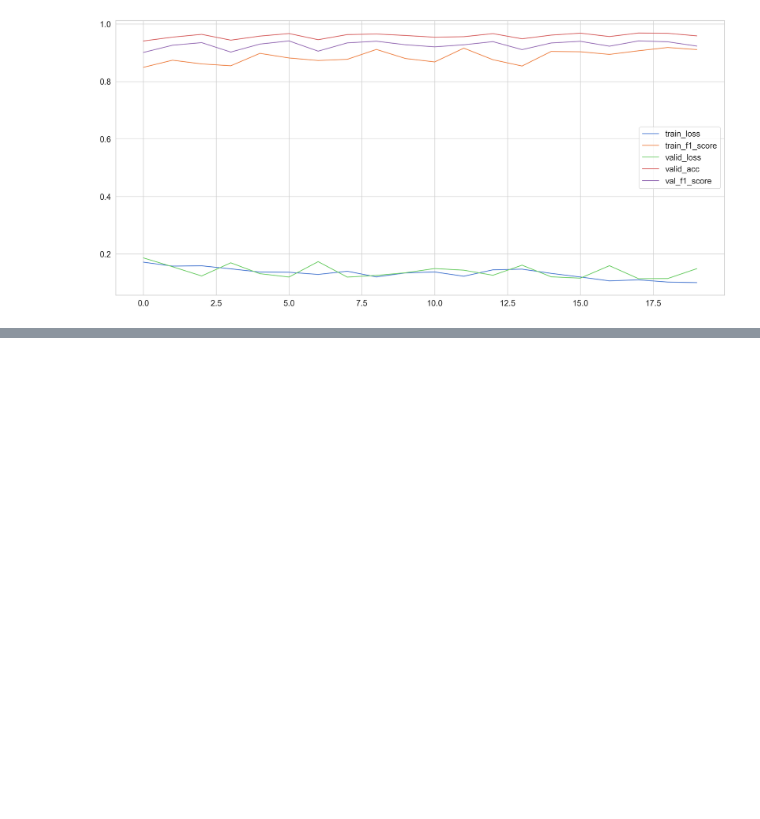
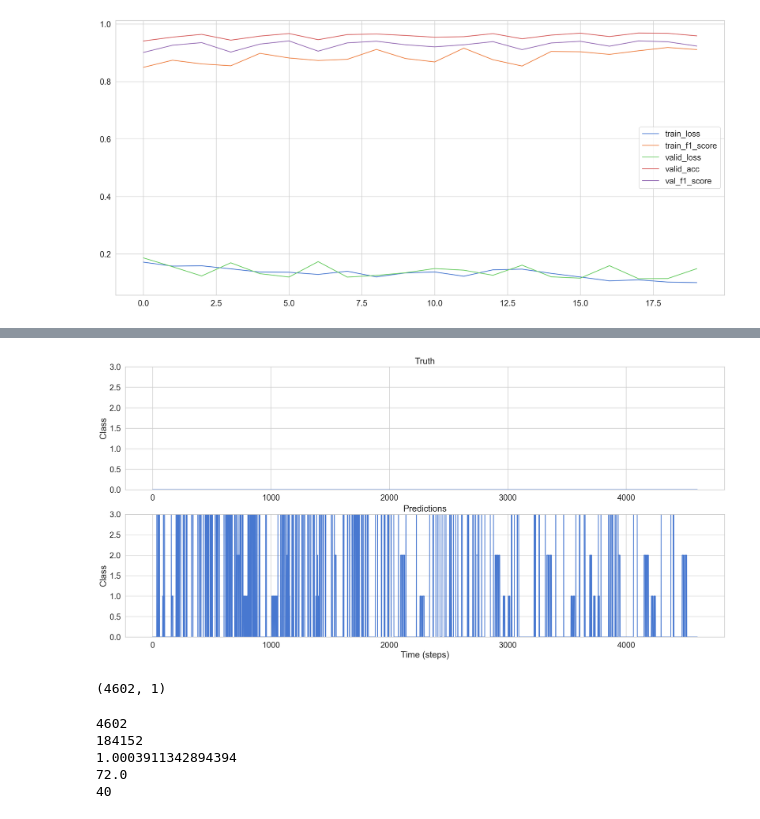
Before and after one commit to MoreBangForYourBuck/c2_competition, a Jupyter notebook: tensorflow_bi_LSTM.ipynb, the cells around one changed output, grey strips where cells are left out. Cells and saved outputs as stored; diff of their text form; code cells hidden in the pictures; blank space fills up the shorter version.

Commit message:
adding export code to predict

```diff
--- a/tensorflow_bi_LSTM.ipynb
+++ b/tensorflow_bi_LSTM.ipynb
@@ -555,3 +555,8 @@ plt.plot(new_history.history['val_f1_score'], label='val_f1_score')
 plt.legend();
 # %% [output]
 [figure]
+# %%
+model.load_weights('training_2/cp-best-f1_score.ckpt')
+y_pred_test = model.predict(X_test)
+plot_pred(np.zeros([len(enc.inverse_transform(y_pred_test))]), enc.inverse_transform(y_pred_test))
+# %% [output]
@@ -557,0 +565,14 @@ plt.legend();
+[figure, added]
+(4602, 1)
+# %%
+print(enc.inverse_transform(y_pred_test).shape[0])
+print(df_test.shape[0])
+print(df_test.shape[0]/(enc.inverse_transform(y_pred_test).shape[0]*TIME_STEPS/2))
+print(df_test.shape[0]-(enc.inverse_transform(y_pred_test).shape[0]*TIME_STEPS/2))
+print(int(stride_in_overlap * TIME_STEPS))
+# %% [output]
+4602
+184152
+1.0003911342894394
+72.0
+40
```
Also changed, not shown: parts of 6 cells of this notebook.
